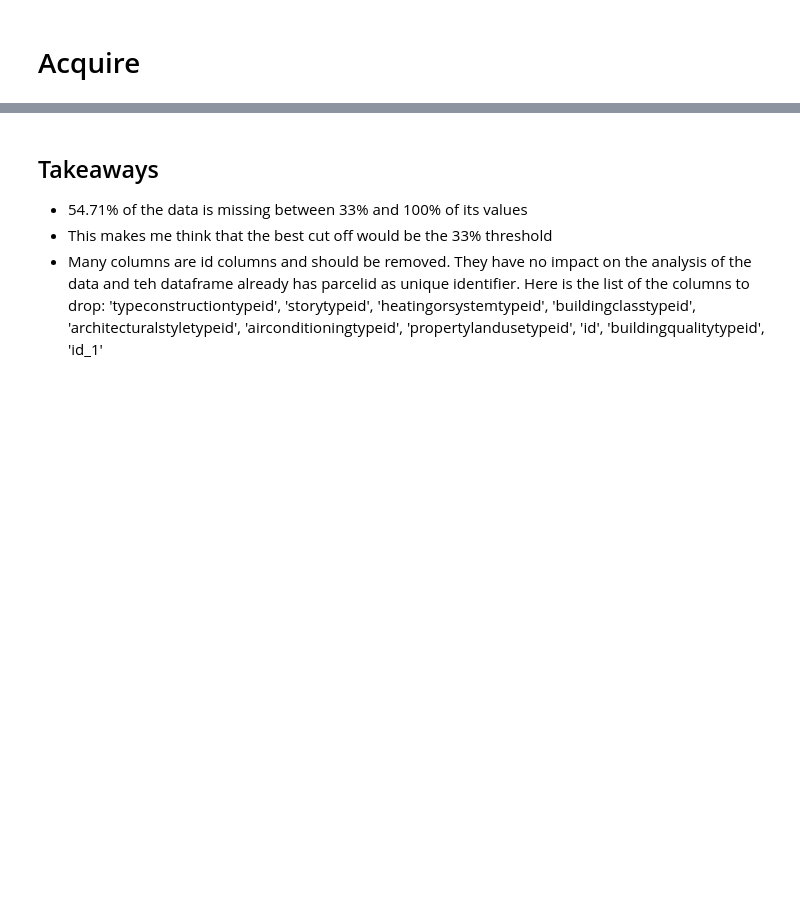
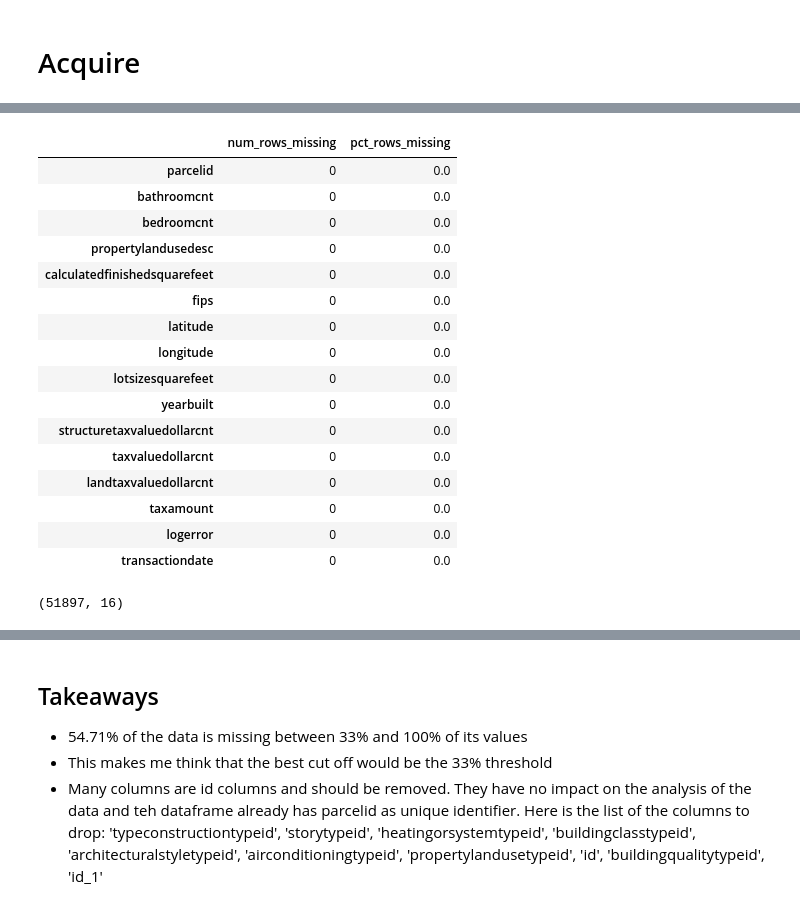
Before and after one commit to Severina7/clustering_project_zillow, a Jupyter notebook: zillow_acquisition_preparation.ipynb, the cells around one changed output, grey strips where cells are left out. Drawn from its saved outputs; the diff is of its cells as text; code cells hidden in the pictures; blank space fills up the shorter version.

```diff
--- a/zillow_acquisition_preparation.ipynb
+++ b/zillow_acquisition_preparation.ipynb
@@ -289,0 +200,35 @@ multi_frequency(houses, ['latitude'])
+# %%
+def handle_missing_values(df):
+    imputer = KNNImputer(n_neighbors=1)
+    imputer.fit_transform(houses[['lotsizesquarefeet',
+                                  'yearbuilt',
+                                  'structuretaxvaluedollarcnt',
+                                  'calculatedfinishedsquarefeet']])
+    df = df.dropna()
+    return df
+# %%
+houses2 = handle_missing_values(houses)
+# %%
+multi_frequency(houses2, houses2.columns).sort_values(by='pct_rows_missing', ascending=False)
+# %% [output]
+|  | num_rows_missing | pct_rows_missing |
+| parcelid | 0 | 0.0 |
+| bathroomcnt | 0 | 0.0 |
+| bedroomcnt | 0 | 0.0 |
+| propertylandusedesc | 0 | 0.0 |
+| calculatedfinishedsquarefeet | 0 | 0.0 |
+| fips | 0 | 0.0 |
+| latitude | 0 | 0.0 |
+| longitude | 0 | 0.0 |
+| lotsizesquarefeet | 0 | 0.0 |
+| yearbuilt | 0 | 0.0 |
+| structuretaxvaluedollarcnt | 0 | 0.0 |
+| taxvaluedollarcnt | 0 | 0.0 |
+| landtaxvaluedollarcnt | 0 | 0.0 |
+| taxamount | 0 | 0.0 |
+| logerror | 0 | 0.0 |
+| transactiondate | 0 | 0.0 |
+# %%
+houses2.shape
+# %% [output]
+(51897, 16)
```
Also changed, not shown: parts of 40 cells of this notebook, 3 other files.
